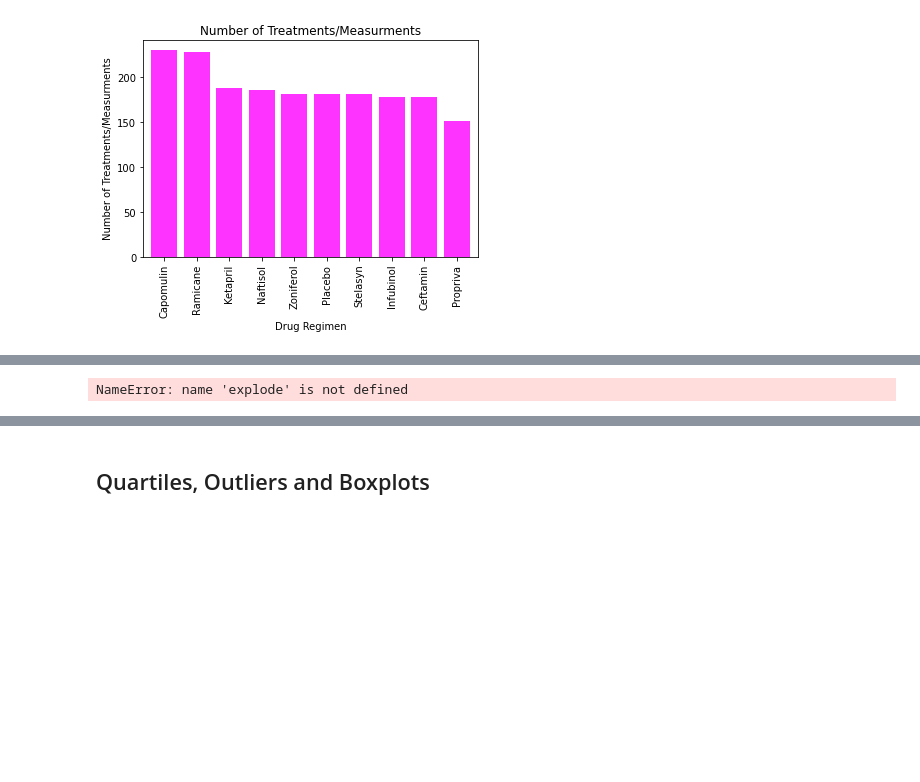
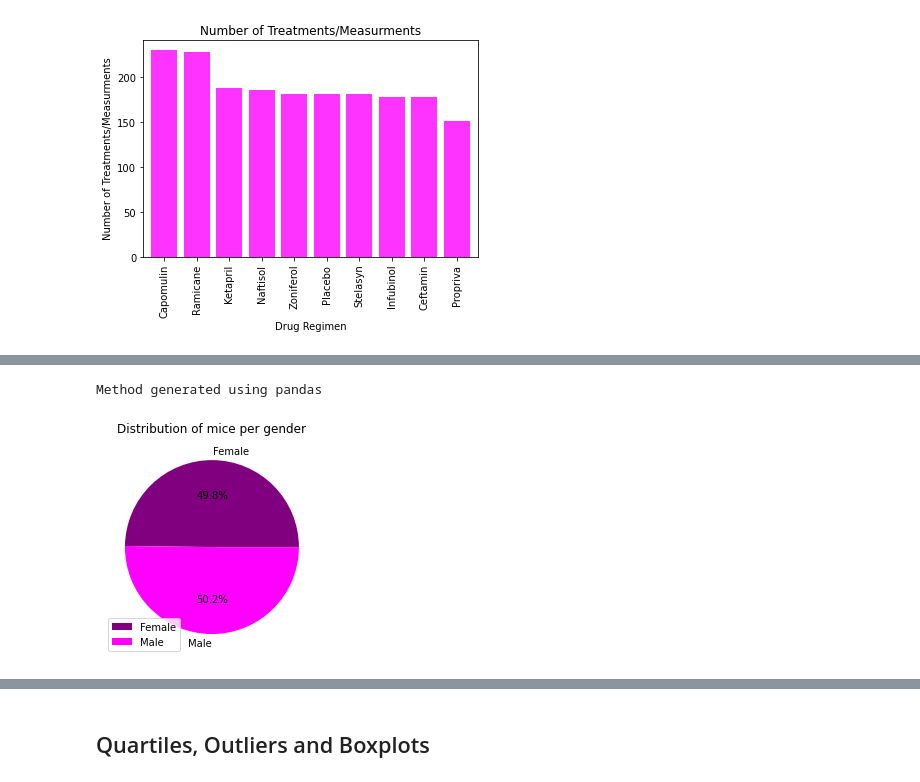
Before and after one commit to Travbz/matplotlib-challenge, a Jupyter notebook: Pymaceuticals/pymaceuticals_starter.ipynb, the cells around one changed output, grey strips where cells are left out. Cells and saved outputs as stored; diff of their text form; code cells hidden in the pictures; blank space fills up the shorter version.

```diff
--- a/Pymaceuticals/pymaceuticals_starter.ipynb
+++ b/Pymaceuticals/pymaceuticals_starter.ipynb
@@ -203,13 +201,15 @@ TypeError: 'numpy.int32' object is not iterable
 # %%
 # Generate a pie plot showing the distribution of female versus male mice using pandas
 mouse_gender = cleaned_mice.groupby(["Sex"])
 mouse_gender_count = mouse_gender["Mouse ID"].nunique()
 labels = ["Female", "Male"]
-
-mouse_gender_count.plot.pie(title='Distribution of mice per gender\n Pandas', autopct="%1.1f%%", explode=explode)
+colors = ["purple", "fuchsia"]
+mouse_gender_count.plot.pie(title='Distribution of mice per gender', colors=colors, autopct="%1.1f%%")
 plt.ylabel('')
-plt.legend(loc=2)
+plt.legend(loc=3)
+print('Method generated using pandas')
 # %% [output]
-NameError: name 'explode' is not defined
+Method generated using pandas
+[figure, added]
 # %%
 # Generate a pie plot showing the distribution of female versus male mice using pyplot
```
Also changed, not shown: parts of 2 cells of this notebook.
